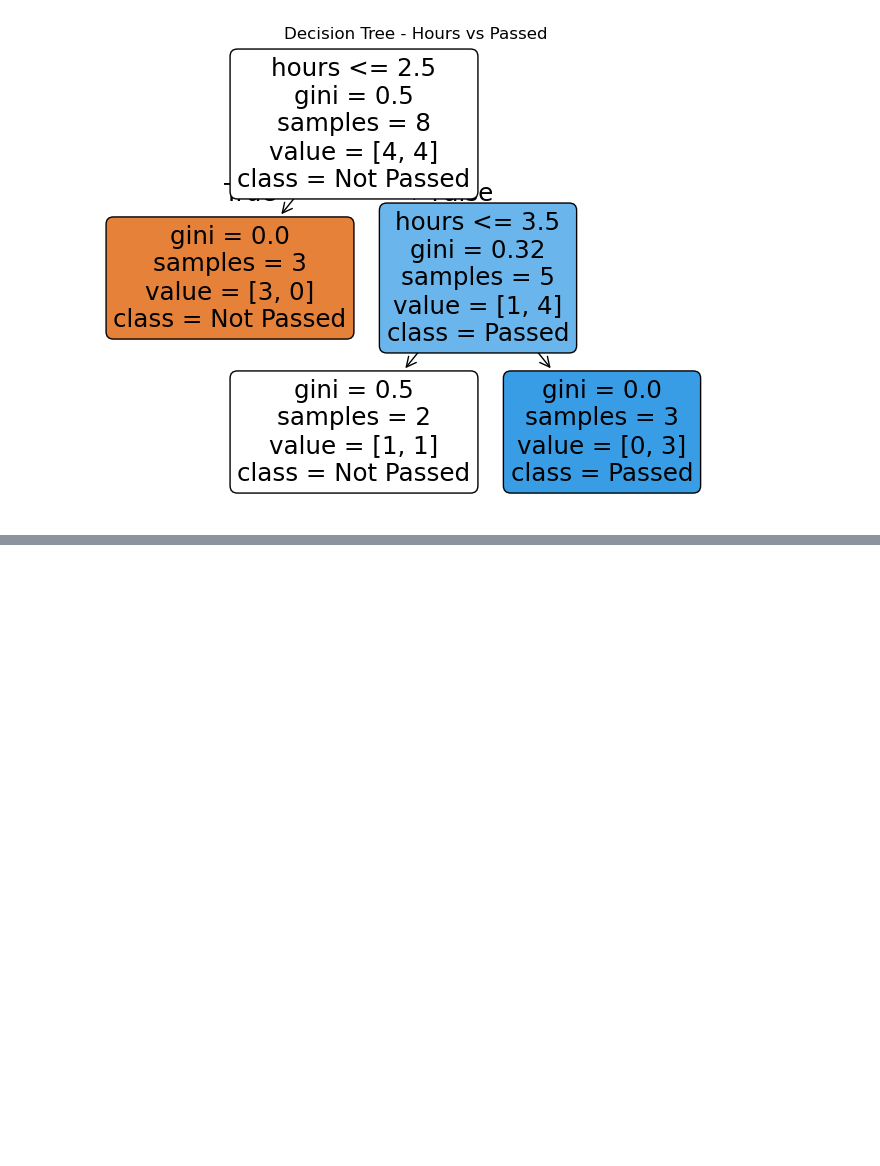
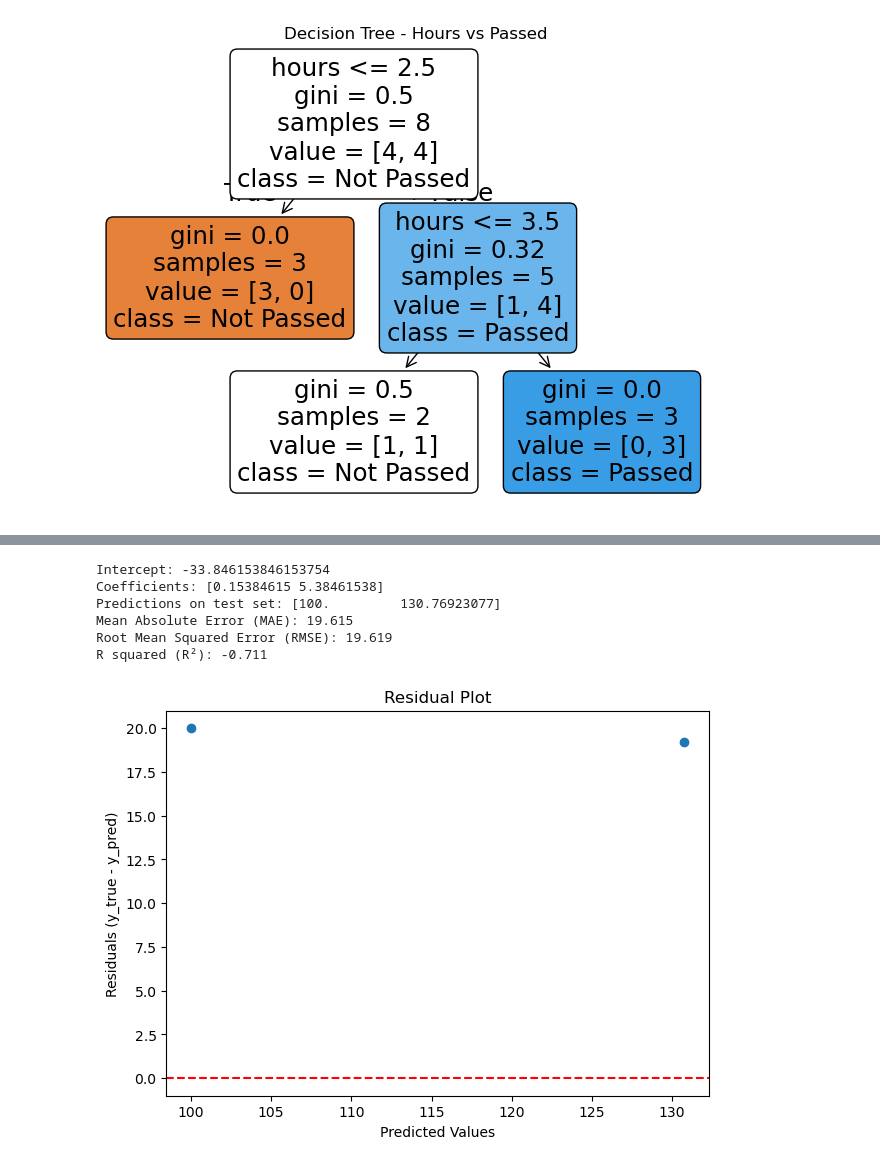
Before and after one commit to sayeedarefin/PHITRON_ML_AI, a Jupyter notebook: Module_11.ipynb, the cells around one changed output, grey strips where cells are left out. Drawn from its saved outputs; the diff is of its cells as text; code cells hidden in the pictures; blank space fills up the shorter version.

```diff
--- a/Module_11.ipynb
+++ b/Module_11.ipynb
@@ -532,0 +609,65 @@ plt.show()
+# %%
+import pandas as pd
+
+df2 = pd.DataFrame({
+    "area_sqft": [800, 1000, 1200, 1500, 1800, 2000],
+    "bedrooms": [2,2,3,3,4,4],
+    "price": [120, 150, 170, 210, 260, 300]
+})
+df2
+
+#Split the data into train and test with 80 percent train and 20 percent test. (3 marks)
+from sklearn.model_selection import train_test_split
+X = df2[['area_sqft', 'bedrooms']]
+y = df2['price']
+X_train, X_test, y_train, y_test = train_test_split(
+    X, y, test_size=0.2, random_state=42
+)
+df2
+
+#Fit a LinearRegression model to predict price from area_sqft and bedrooms. (4 marks)
+from sklearn.linear_model import LinearRegression
+model = LinearRegression()
+model.fit(X_train, y_train)
+model
+
+# Print model intercept, coefficients, and predictions on the test set. (4 marks)
+intercept = model.intercept_
+coefficients = model.coef_
+predictions = model.predict(X_test)
+print('Intercept:', intercept)
+print('Coefficients:', coefficients)
+print('Predictions on test set:', predictions)
+
+
+# Compute the following metrics on the test set. (6 marks)
+# Mean Absolute Error (MAE)
+# Root Mean Squared Error (RMSE)
+# R squared (R²)
+from sklearn.metrics import mean_absolute_error, mean_squared_error, r2_score
+mae = mean_absolute_error(y_test, predictions)
+mse = mean_squared_error(y_test, predictions)  # keep default (no 'squared' kwarg for compatibility)
+rmse = np.sqrt(mse)  # compute RMSE as sqrt of MSE
+r2 = r2_score(y_test, predictions)
+print('Mean Absolute Error (MAE):', round(mae, 3))
+print('Root Mean Squared Error (RMSE):', round(rmse, 3))
+print('R squared (R²):', round(r2, 3))
+
+# Plot a residual plot with y_true − y_pred on the vertical axis and y_pred on the horizontal axis. (2 marks)
+# Add a short note explaining what you observe from the residuals.
+residuals = y_test - predictions
+plt.scatter(predictions, residuals)
+plt.axhline(y=0, color='r', linestyle='--')
+plt.xlabel('Predicted Values')
+plt.ylabel('Residuals (y_true - y_pred)')
+plt.title('Residual Plot')
+plt.show()
+# The residual plot shows the differences between the true values and the predicted values. Ideally, we want the residuals to be randomly scattered around zero, indicating that the model has captured the underlying patterns in the data well. If we observe any systematic patterns or trends in the residuals, it may suggest that the model is not adequately capturing some aspects of the data, indicating potential areas for improvement.
+# %% [output]
+Intercept: -33.846153846153754
+Coefficients: [0.15384615 5.38461538]
+Predictions on test set: [100.         130.76923077]
+Mean Absolute Error (MAE): 19.615
+Root Mean Squared Error (RMSE): 19.619
+R squared (R²): -0.711
+[figure, added]
```
Also changed, not shown: parts of 1 cell of this notebook, 1 other file.
